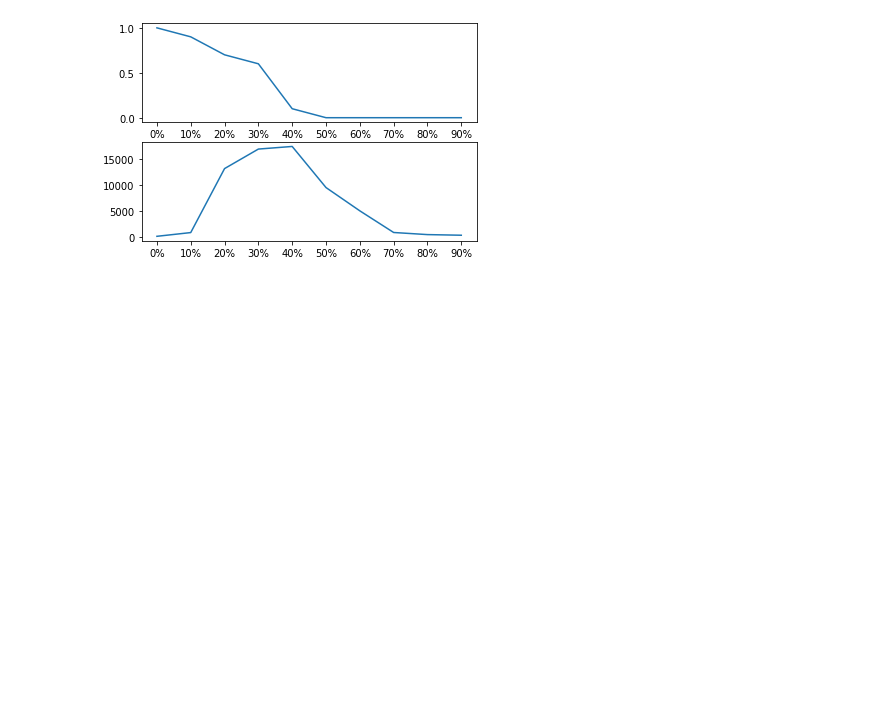
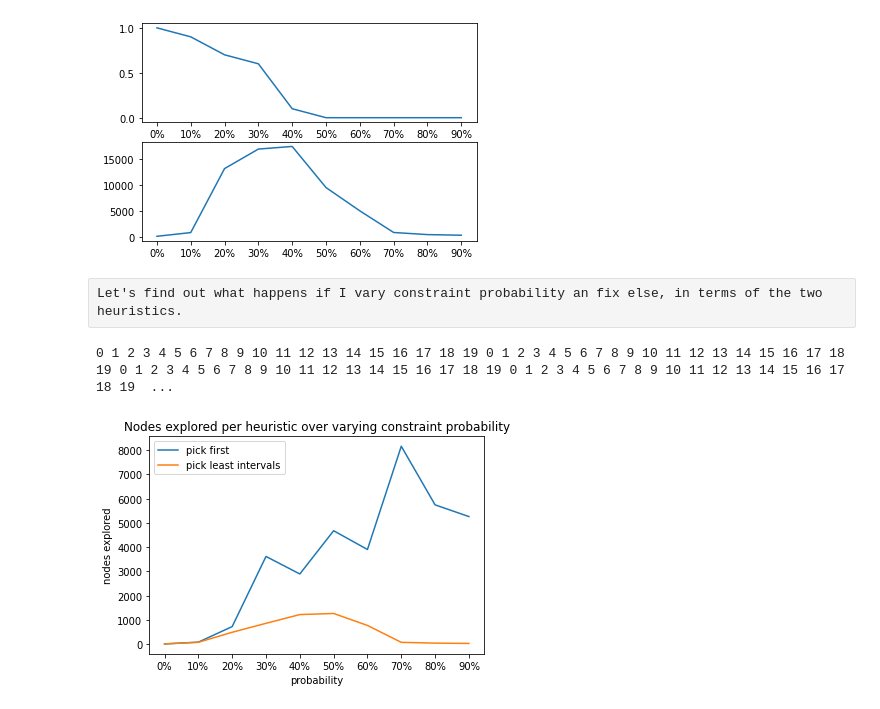
Before and after one commit to IvanDonat/tcsp, a Jupyter notebook: randomised_plot/experiments.ipynb, the cells around one changed output. Saved outputs shown, nothing was run; the diff lists cells and outputs as text; code cells hidden in the pictures; blank space fills up the shorter version.

Commit message:
graph notebook

```diff
--- a/randomised_plot/experiments.ipynb
+++ b/randomised_plot/experiments.ipynb
@@ -178,3 +195,49 @@ axs[1].plot(x_axis, calls)
 0 1 2 3 4 5 6 7 8 9 0 1 2 3 4 5 6 7 8 9 0 1 2 3 4 5 6 7 8 9 0 1 2 3 4 5 6 7 8 9 0 1 2 3 4 5 6 7 8 9 0 1 2 3 4 5 6 7 8 9 0 1 2 3 4 5 6 7 8 9 0 1 2 3 4 5 6 7 8 9 0 1 2 3 4 5 6 7 8 9 0 1 2 3 4 5 6 7 8 9
 [<matplotlib.lines.Line2D at 0x...>]
 [figure]
+# %% [raw]
+Let's find out what happens if I vary constraint probability an fix else, in terms of the two heuristics.
+# %%
+# percent satisfiable over constraint probability on everything else fixed
+def try_heur(runs, num_vars, constr_prob, max_intervals):
+    consistent = 0
+    calls_first = 0
+    calls_least = 0
+
+    for run in range(runs):
+        print(run, end=" ")
+        T = generate_problem(num_vars, constr_prob, max_intervals)
+
+        sol = solve(num_vars, T, pick_constraint=pick_first)
+        calls_first += sol['total']
+
+        sol = solve(num_vars, T, pick_constraint=pick_least_intervals)
+        calls_least += sol['total']
+
+    return calls_first / runs, calls_least / runs
+
+x_axis = []
+graph = []
+calls_first = []
+calls_least = []
+for prob in range(0, 100, 10):
+    x_axis.append(f'{prob}%')
+    cf, cl = try_heur(
+        runs=20,
+        num_vars=9,
+        constr_prob=prob/100,
+        max_intervals=5,
+    )
+    calls_first.append(cf)
+    calls_least.append(cl)
+
+plt.plot(x_axis, calls_first, label="pick first")
+plt.plot(x_axis, calls_least, label="pick least intervals")
+plt.xlabel('probability')
+plt.ylabel('nodes explored')
+plt.title('Nodes explored per heuristic over varying constraint probability')
+plt.legend()
+plt.show()
+# %% [output]
+0 1 2 3 4 5 6 7 8 9 10 11 12 13 14 15 16 17 18 19 0 1 2 3 4 5 6 7 8 9 10 11 12 13 14 15 16 17 18 19 0 1 2 3 4 5 6 7 8 9 10 11 12 13 14 15 16 17 18 19 0 1 2 3 4 5 6 7 8 9 10 11 12 13 14 15 16 17 18 19  ...
+[figure, added]
```
Also changed, not shown: parts of 2 cells of this notebook.
